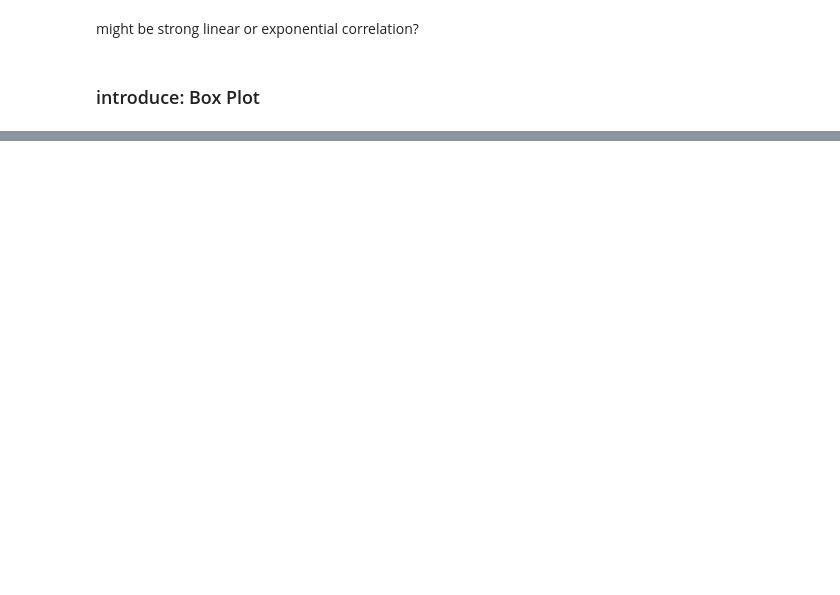
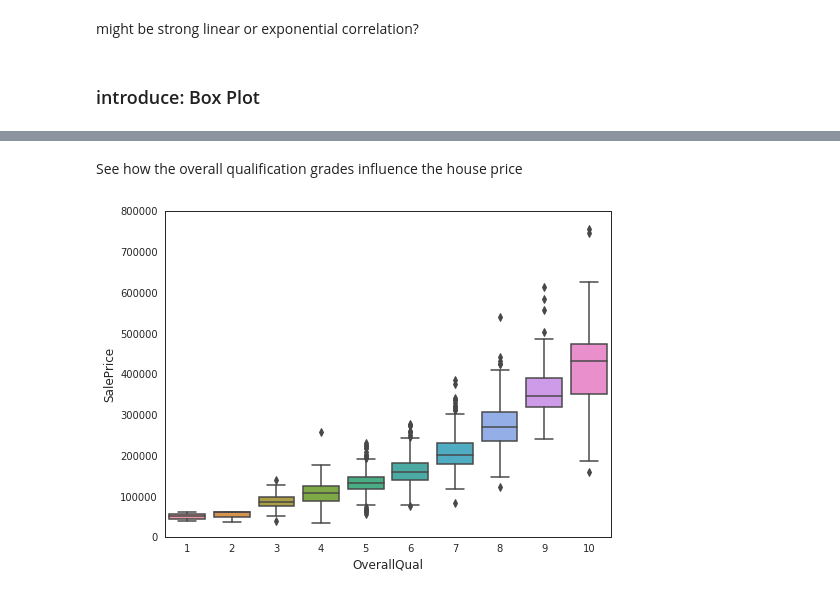
Before and after one commit to nilshao/kaggle_exercise, a Jupyter notebook: house_price/DataAnalysis.ipynb, the cells around one changed output, grey strips where cells are left out. Cells and saved outputs as stored; diff of their text form; code cells hidden in the pictures; blank space fills up the shorter version.

Commit message:
data analysis of house price

```diff
--- a/house_price/DataAnalysis.ipynb
+++ b/house_price/DataAnalysis.ipynb
@@ -138,0 +166,11 @@ might be strong linear or exponential correlation?
+# %% [markdown]
+See how the overall qualification grades influence the house price
+# %%
+#box plot overallqual/saleprice
+var = 'OverallQual'
+data = pd.concat([data_raw['SalePrice'], data_raw[var]], axis=1)
+f, ax = plt.subplots(figsize=(8, 6))
+fig = sns.boxplot(x=var, y="SalePrice", data=data)
+fig.axis(ymin=0, ymax=800000);
+# %% [output]
+[figure, added]
```
Also changed, not shown: parts of 51 cells of this notebook.
